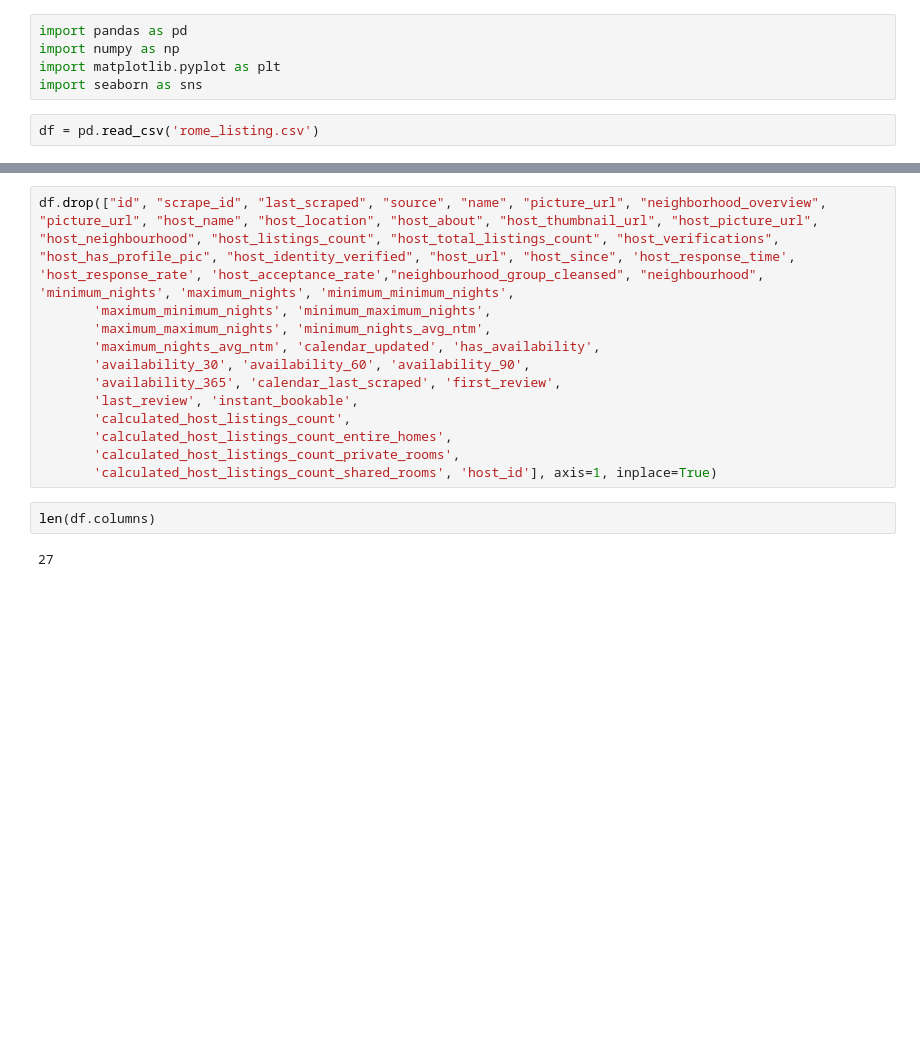
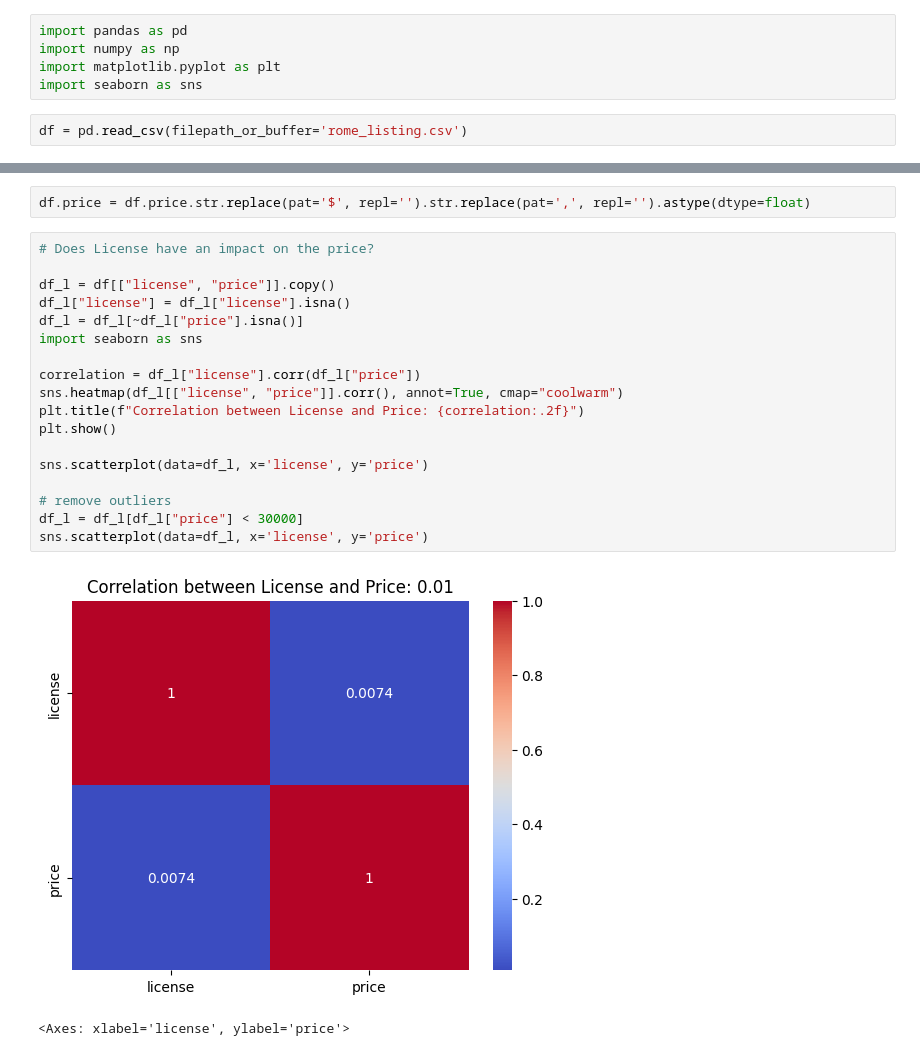
Before and after one commit to LorenzoBonanni/RomeAirbnbAnalysis, a Jupyter notebook: Project.ipynb, the cells around one changed output, grey strips where cells are left out. Cells and saved outputs as stored; diff of their text form; blank space fills up the shorter version.

Commit message:
Data Cleaning Partially finished

```diff
--- a/Project.ipynb
+++ b/Project.ipynb
@@ -4,4 +4,4 @@ import numpy as np
 import matplotlib.pyplot as plt
 import seaborn as sns
 # %%
-df = pd.read_csv('rome_listing.csv')
+df = pd.read_csv(filepath_or_buffer='rome_listing.csv')
@@ -38,16 +55,23 @@ df.head()
-# %%
-df.drop(["id", "scrape_id", "last_scraped", "source", "name", "picture_url", "neighborhood_overview", "picture_url", "host_name", "host_location", "host_about", "host_thumbnail_url", "host_picture_url", "host_neighbourhood", "host_listings_count", "host_total_listings_count", "host_verifications", "host_has_profile_pic", "host_identity_verified", "host_url", "host_since", 'host_response_time', 'host_response_rate', 'host_acceptance_rate',"neighbourhood_group_cleansed", "neighbourhood", 'minimum_nights', 'maximum_nights', 'minimum_minimum_nights',
-       'maximum_minimum_nights', 'minimum_maximum_nights',
-       'maximum_maximum_nights', 'minimum_nights_avg_ntm',
-       'maximum_nights_avg_ntm', 'calendar_updated', 'has_availability',
-       'availability_30', 'availability_60', 'availability_90',
-       'availability_365', 'calendar_last_scraped', 'first_review',
-       'last_review', 'instant_bookable',
-       'calculated_host_listings_count',
-       'calculated_host_listings_count_entire_homes',
-       'calculated_host_listings_count_private_rooms',
-       'calculated_host_listings_count_shared_rooms', 'host_id'], axis=1, inplace=True)
-# %%
-len(df.columns)
-# %% [output]
-27
+# %%
+df.price = df.price.str.replace(pat='$', repl='').str.replace(pat=',', repl='').astype(dtype=float)
+# %%
+# Does License have an impact on the price?
+
+df_l = df[["license", "price"]].copy()
+df_l["license"] = df_l["license"].isna()
+df_l = df_l[~df_l["price"].isna()]
+import seaborn as sns
+
+correlation = df_l["license"].corr(df_l["price"])
+sns.heatmap(df_l[["license", "price"]].corr(), annot=True, cmap="coolwarm")
+plt.title(f"Correlation between License and Price: {correlation:.2f}")
+plt.show()
+
+sns.scatterplot(data=df_l, x='license', y='price')
+
+# remove outliers
+df_l = df_l[df_l["price"] < 30000]
+sns.scatterplot(data=df_l, x='license', y='price')
+# %% [output]
+[figure, added]
+<Axes: xlabel='license', ylabel='price'>
```
Also changed, not shown: parts of 11 cells of this notebook, 2 other files.
